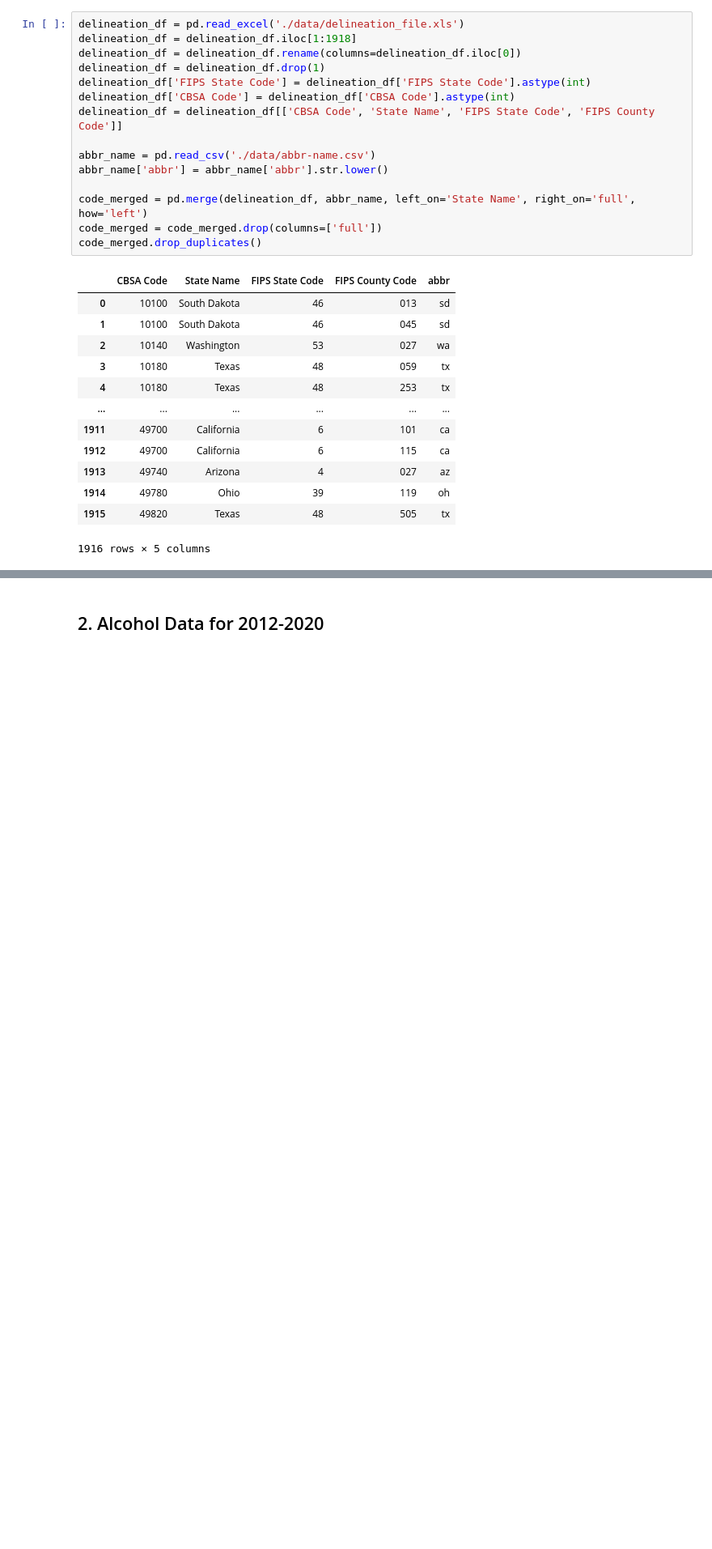
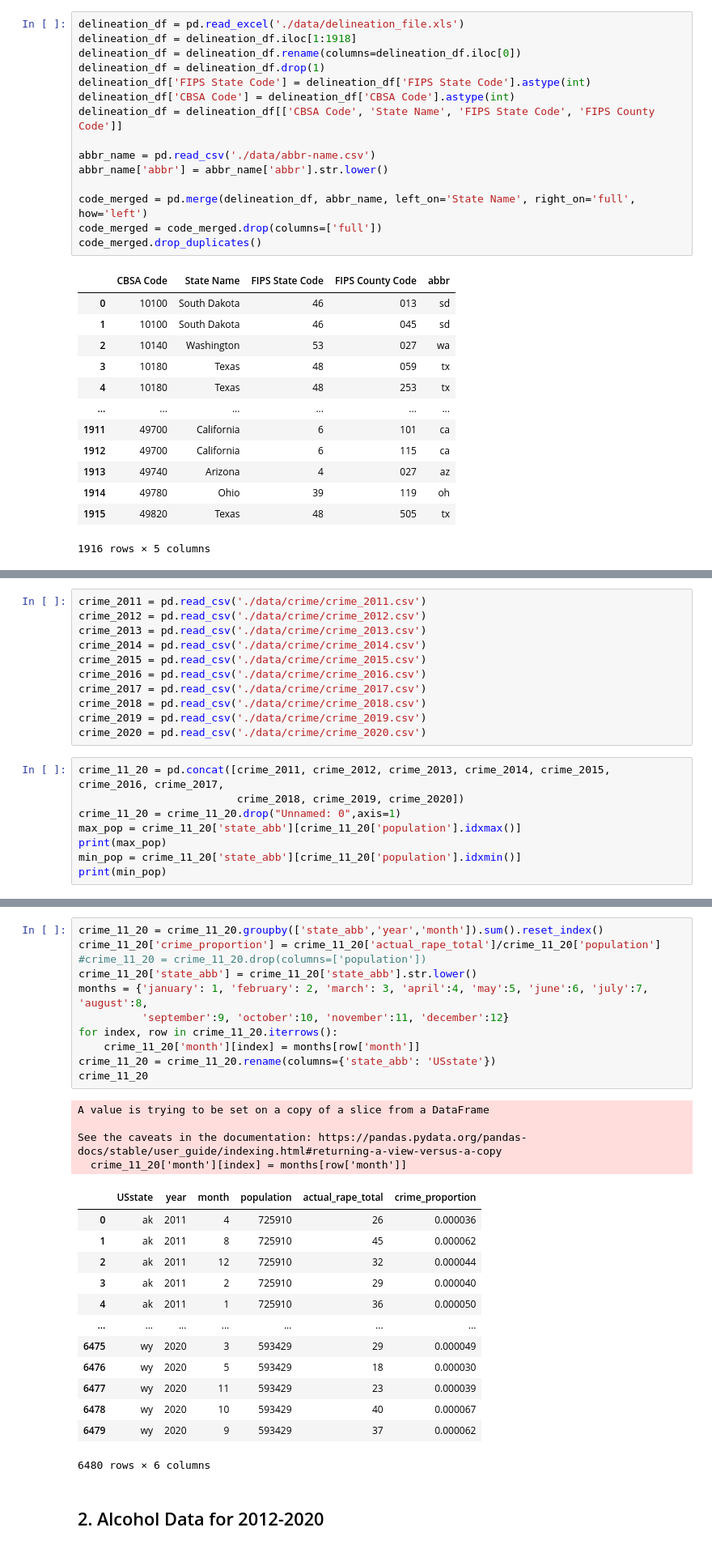
Before and after one commit to cenxi-si/DS-industry-project-group35, a Jupyter notebook: Data Prepossessing.ipynb, the cells around one changed output, grey strips where cells are left out. Shown at 81% size. Saved outputs shown, nothing was run; the diff lists cells and outputs as text; blank space fills up the shorter version.

```diff
--- a/Data Prepossessing.ipynb
+++ b/Data Prepossessing.ipynb
@@ -75,0 +44,19 @@ See the caveats in the documentation: https://pandas.pydata.org/pandas-docs/stab
+# %%
+crime_2011 = pd.read_csv('./data/crime/crime_2011.csv')
+crime_2012 = pd.read_csv('./data/crime/crime_2012.csv')
+crime_2013 = pd.read_csv('./data/crime/crime_2013.csv')
+crime_2014 = pd.read_csv('./data/crime/crime_2014.csv')
+crime_2015 = pd.read_csv('./data/crime/crime_2015.csv')
+crime_2016 = pd.read_csv('./data/crime/crime_2016.csv')
+crime_2017 = pd.read_csv('./data/crime/crime_2017.csv')
+crime_2018 = pd.read_csv('./data/crime/crime_2018.csv')
+crime_2019 = pd.read_csv('./data/crime/crime_2019.csv')
+crime_2020 = pd.read_csv('./data/crime/crime_2020.csv')
+# %%
+crime_11_20 = pd.concat([crime_2011, crime_2012, crime_2013, crime_2014, crime_2015, crime_2016, crime_2017,
+                         crime_2018, crime_2019, crime_2020])
+crime_11_20 = crime_11_20.drop("Unnamed: 0",axis=1)
+max_pop = crime_11_20['state_abb'][crime_11_20['population'].idxmax()]
+print(max_pop)
+min_pop = crime_11_20['state_abb'][crime_11_20['population'].idxmin()]
+print(min_pop)
@@ -76,3 +81,32 @@ See the caveats in the documentation: https://pandas.pydata.org/pandas-docs/stab
+# %%
+crime_11_20 = crime_11_20.groupby(['state_abb','year','month']).sum().reset_index()
+crime_11_20['crime_proportion'] = crime_11_20['actual_rape_total']/crime_11_20['population']
+#crime_11_20 = crime_11_20.drop(columns=['population'])
+crime_11_20['state_abb'] = crime_11_20['state_abb'].str.lower()
+months = {'january': 1, 'february': 2, 'march': 3, 'april':4, 'may':5, 'june':6, 'july':7, 'august':8,
+          'september':9, 'october':10, 'november':11, 'december':12}
+for index, row in crime_11_20.iterrows():
+    crime_11_20['month'][index] = months[row['month']]
+crime_11_20 = crime_11_20.rename(columns={'state_abb': 'USstate'})
+crime_11_20
+# %% [output]
+A value is trying to be set on a copy of a slice from a DataFrame
+
+See the caveats in the documentation: https://pandas.pydata.org/pandas-docs/stable/user_guide/indexing.html#returning-a-view-versus-a-copy
+  crime_11_20['month'][index] = months[row['month']]
+|  | USstate | year | month | population | actual_rape_total | crime_proportion |
+| 0 | ak | 2011 | 4 | 725910 | 26 | 0.000036 |
+| 1 | ak | 2011 | 8 | 725910 | 45 | 0.000062 |
+| 2 | ak | 2011 | 12 | 725910 | 32 | 0.000044 |
+| 3 | ak | 2011 | 2 | 725910 | 29 | 0.000040 |
+| 4 | ak | 2011 | 1 | 725910 | 36 | 0.000050 |
+| ... | ... | ... | ... | ... | ... | ... |
+| 6475 | wy | 2020 | 3 | 593429 | 29 | 0.000049 |
+| 6476 | wy | 2020 | 5 | 593429 | 18 | 0.000030 |
+| 6477 | wy | 2020 | 11 | 593429 | 23 | 0.000039 |
+| 6478 | wy | 2020 | 10 | 593429 | 40 | 0.000067 |
+| 6479 | wy | 2020 | 9 | 593429 | 37 | 0.000062 |
+6480 rows × 6 columns
 # %% [markdown]
 ## 2. Alcohol Data for 2012-2020
 # %%
```
Also changed, not shown: parts of 10 cells of this notebook, 17 other files.
